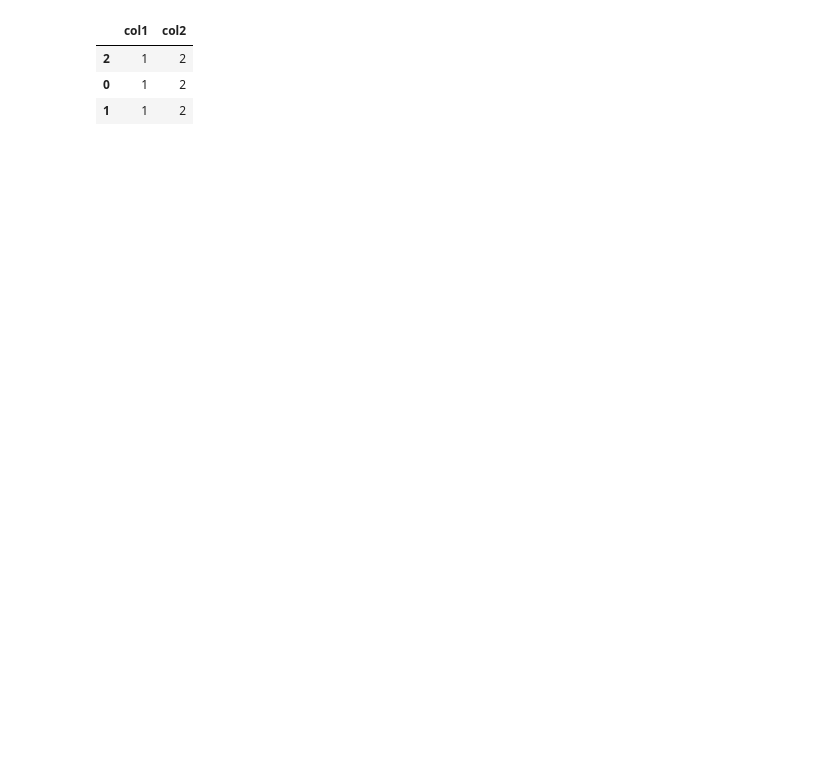
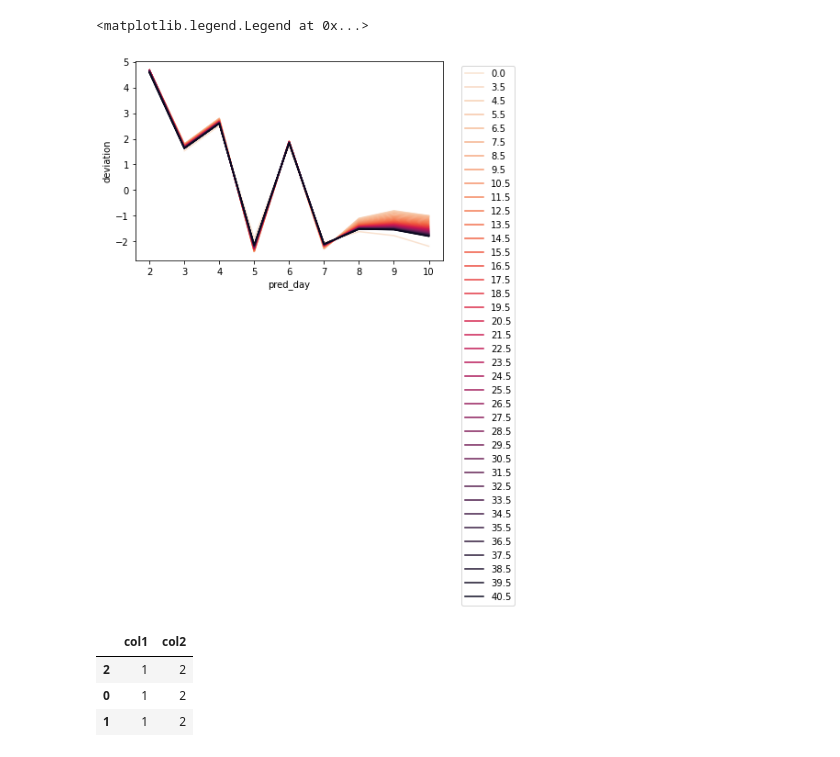
Before and after one commit to tshibei/retro_ped_liver_transplant, a Jupyter notebook: retro_PLT.ipynb, the cells around one changed output. Drawn from its saved outputs; the diff is of its cells as text; code cells hidden in the pictures; blank space fills up the shorter version.

```diff
--- a/retro_PLT.ipynb
+++ b/retro_PLT.ipynb
@@ -44,3 +47,26 @@ Patients to exclude for quad methods: ['117', '121', '126', '130', '133']
+# %%
+# How are the predictions different, between different half-lives, for each method compared to without tau?
+# Plot prediction vs prediction day, for each patient, colored by tau with different half-lives vs non-tau
+
+dat = result_df.copy()
+dat = dat[['prediction', 'pred_day', 'half_life', 'method', 'patient', 'deviation']]
+patient_list = dat.patient.unique()
+method_list = dat.method.unique()
+dat = dat[dat.patient == patient_list[6]]
+dat.half_life = dat.half_life.fillna(0)
+# L_Cum_origin_dp_tau
+palette = sns.color_palette("rocket_r", n_colors=len(dat.half_life.unique()))
+# a = np.arange(3.5, 41.5, 1)
+# dat.half_life.unique()
+sns.lineplot(data=dat[dat.method.str.contains("L_RW_origin_dp")],
+             x="pred_day", y="deviation", hue="half_life",
+             palette=palette, ci=None)
+plt.legend(bbox_to_anchor=(1.25,1), loc='upper right')
+# plt.plot(data=dat[dat.method == "L_Cum_origin_dp_tau"],
+#          x="pred_day", y="prediction", color="half_life".map())
+# %% [output]
+<matplotlib.legend.Legend at 0x...>
+[figure, added]
 # %%
 dat = result_df.copy()
 dat = dat[['deviation', 'method', 'patient', 'pred_day', 'response', 'prediction', 'half_life']]
```
Also changed, not shown: parts of 2 cells of this notebook, 3 other files.
